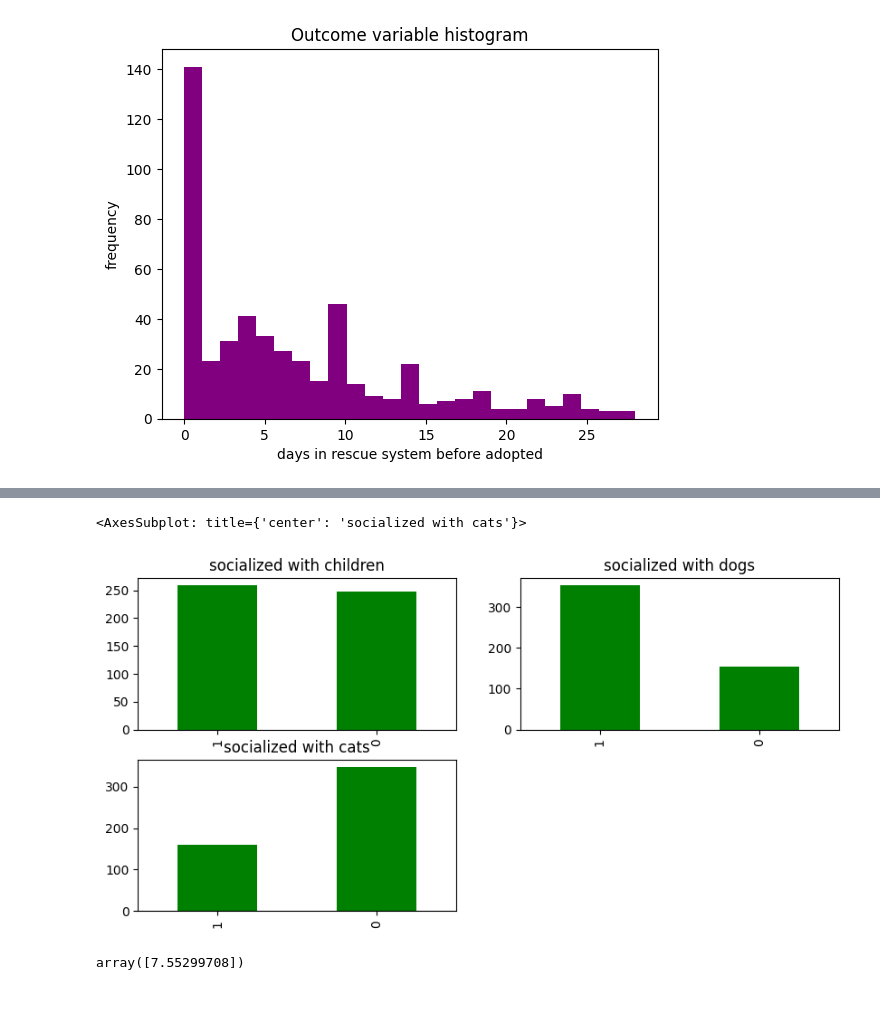
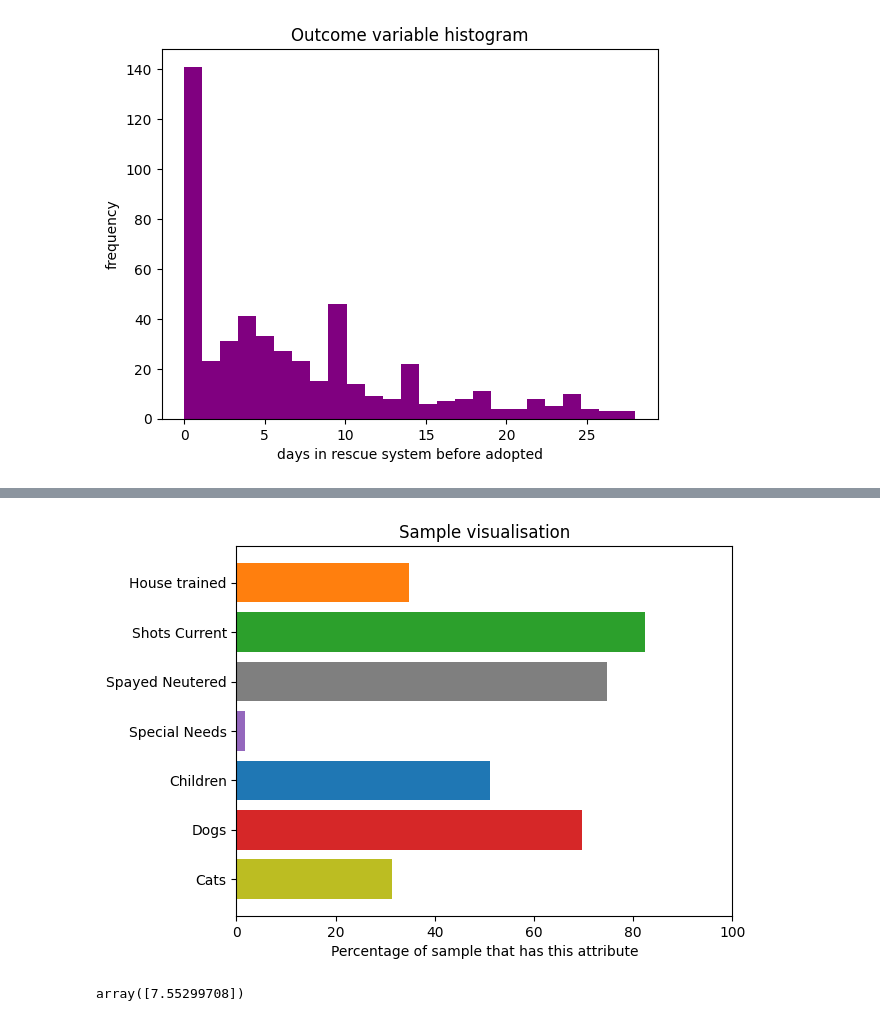
Before and after one commit to BillBelieve/Dog-Adoption-Data-Science-Project, a Jupyter notebook: Project Data Science/Project Worksheet.ipynb, the cells around one changed output, grey strips where cells are left out. Cells and saved outputs as stored; diff of their text form; code cells hidden in the pictures.

```diff
--- a/Project Data Science/Project Worksheet.ipynb
+++ b/Project Data Science/Project Worksheet.ipynb
@@ -308,20 +260,23 @@ df['special_needs'].value_counts().sort_index(ascending=False).plot(kind='bar',
-# %%
-# Set up a grid of plots
-fig = plt.figure(figsize=(10,10))
-fig_dims = (4, 2)
-
-plt.subplot2grid(fig_dims, (2, 0))
-df['children'].value_counts().sort_index(ascending=False).plot(kind='bar',
-                                     title='socialized with children', color='green')
-plt.subplot2grid(fig_dims, (2, 1))
-df['dogs'].value_counts().sort_index(ascending=False).plot(kind='bar',
-                                     title='socialized with dogs', color='green')
-plt.subplot2grid(fig_dims, (3,0))
-df['cats'].value_counts().sort_index(ascending=False).plot(kind='bar',
-                                     title='socialized with cats', color='green')
-# %% [output]
-<AxesSubplot: title={'center': 'socialized with cats'}>
-[figure, removed]
+# %%
+# Got most of this code from matplotlib docs https://matplotlib.org/stable/gallery/lines_bars_and_markers/barh.html
+
+Attributes = ('House trained', 'Shots Current', 'Spayed Neutered', 'Special Needs', 'Children', 'Dogs', 'Cats')
+y_pos = np.arange(len(Attributes))
+averages = df[['house_trained', 'shots_current', 'spayed_neutered', 'special_needs', 'children', 'dogs', 'cats']].mean() * 100
+bar_colors = ['tab:orange', 'tab:green', 'tab:gray', 'tab:purple', 'tab:blue', 'tab:red', 'tab:olive']
+
+fig, ax = plt.subplots()
+ax.barh(y_pos, averages, align='center', color=bar_colors)
+ax.set_yticks(y_pos, labels=Attributes)
+ax.invert_yaxis()  # labels read top-to-bottom
+ax.set_xlabel('Percentage of sample that has this attribute')
+ax.set_title('Sample visualisation')
+plt.xlim([0, 100])
+
+
+plt.show()
+# %% [output]
+[figure, added]
 # %%
 # split in training and test data.
 
```
Also changed, not shown: parts of 15 cells of this notebook, 2 other files.
